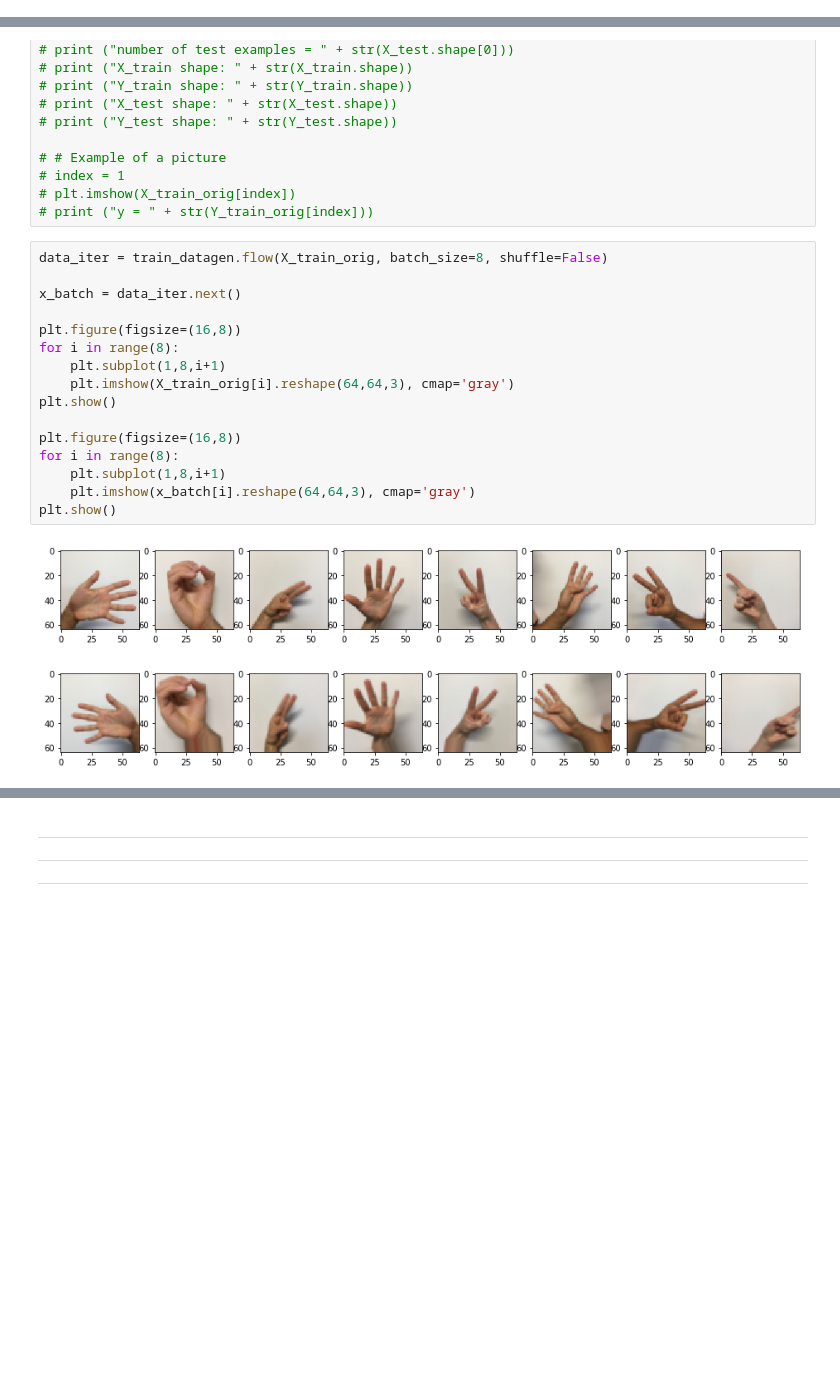
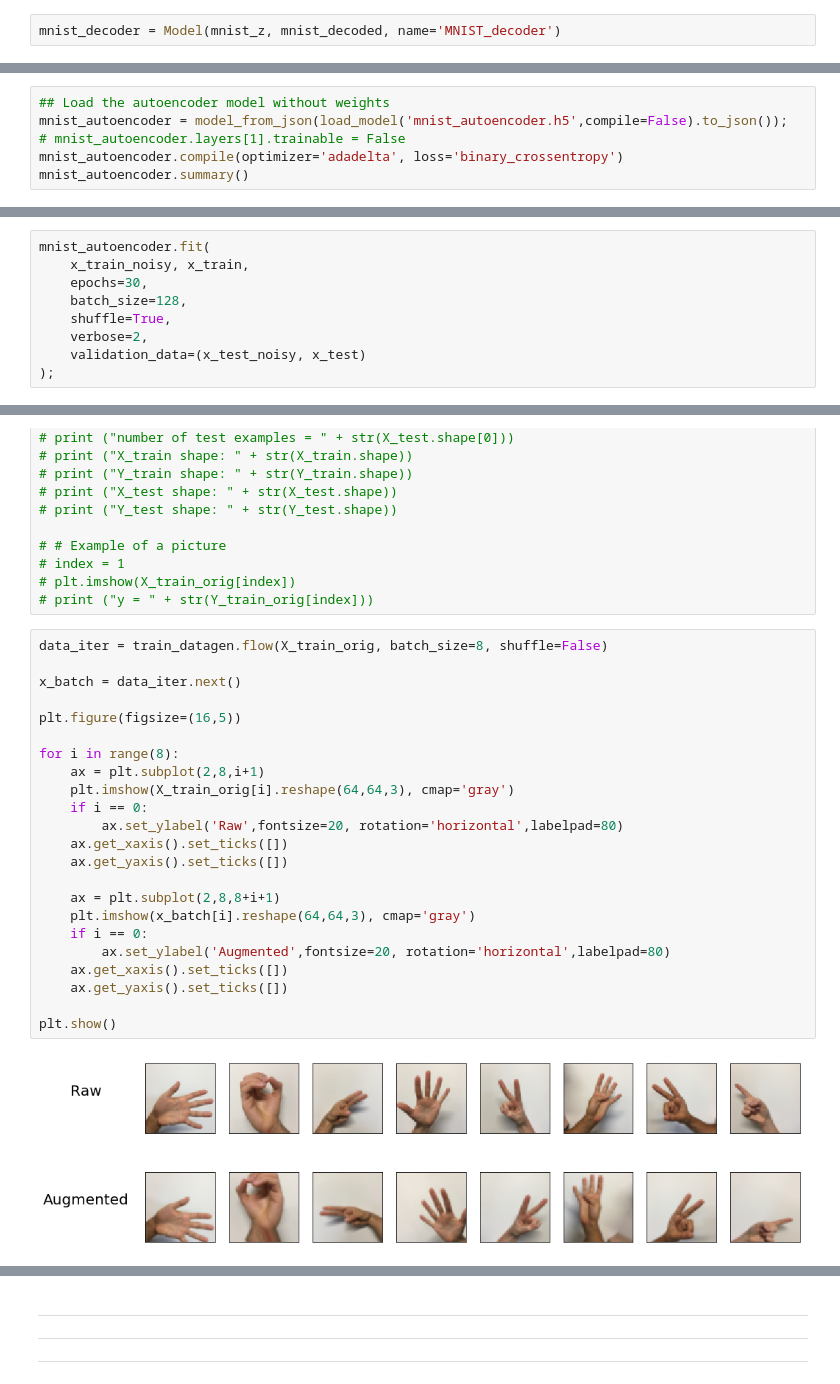
Before and after one commit to chAwater/Linked_Autoencoders_Keras, a Jupyter notebook: Autoencoders_in_Keras.ipynb, the cells around one changed output, grey strips where cells are left out. Cells and saved outputs as stored; diff of their text form; blank space fills up the shorter version.

Commit message:
Add Notebook for Autoencoder

```diff
--- a/Autoencoders_in_Keras.ipynb
+++ b/Autoencoders_in_Keras.ipynb
@@ -152,0 +111,2 @@ Test accuracy: 0.9915
+# %%
+mnist_decoder = Model(mnist_z, mnist_decoded, name='MNIST_decoder')
@@ -152,0 +227,6 @@ Test accuracy: 0.9915
+# %%
+## Load the autoencoder model without weights
+mnist_autoencoder = model_from_json(load_model('mnist_autoencoder.h5',compile=False).to_json());
+# mnist_autoencoder.layers[1].trainable = False
+mnist_autoencoder.compile(optimizer='adadelta', loss='binary_crossentropy')
+mnist_autoencoder.summary()
@@ -152,0 +247,9 @@ Test accuracy: 0.9915
+# %%
+mnist_autoencoder.fit(
+    x_train_noisy, x_train,
+    epochs=30,
+    batch_size=128,
+    shuffle=True,
+    verbose=2,
+    validation_data=(x_test_noisy, x_test)
+);
@@ -218,19 +404,25 @@ Y_test  = OneHotEncoder(sparse=False,categories='auto').fit_transform(Y_test_ori
 # %%
 data_iter = train_datagen.flow(X_train_orig, batch_size=8, shuffle=False)
 
 x_batch = data_iter.next()
 
-plt.figure(figsize=(16,8))
+plt.figure(figsize=(16,5))
+
 for i in range(8):
-    plt.subplot(1,8,i+1)
+    ax = plt.subplot(2,8,i+1)
     plt.imshow(X_train_orig[i].reshape(64,64,3), cmap='gray')
+    if i == 0:
+        ax.set_ylabel('Raw',fontsize=20, rotation='horizontal',labelpad=80)
+    ax.get_xaxis().set_ticks([])
+    ax.get_yaxis().set_ticks([])
+
+    ax = plt.subplot(2,8,8+i+1)
+    plt.imshow(x_batch[i].reshape(64,64,3), cmap='gray')
+    if i == 0:
+        ax.set_ylabel('Augmented',fontsize=20, rotation='horizontal',labelpad=80)
+    ax.get_xaxis().set_ticks([])
+    ax.get_yaxis().set_ticks([])
+
 plt.show()
-
-plt.figure(figsize=(16,8))
-for i in range(8):
-    plt.subplot(1,8,i+1)
-    plt.imshow(x_batch[i].reshape(64,64,3), cmap='gray')
-plt.show()
 # %% [output]
-[figure, old version]
+[figure, new version]
-[figure, removed]
```
Also changed, not shown: parts of 66 cells of this notebook.
